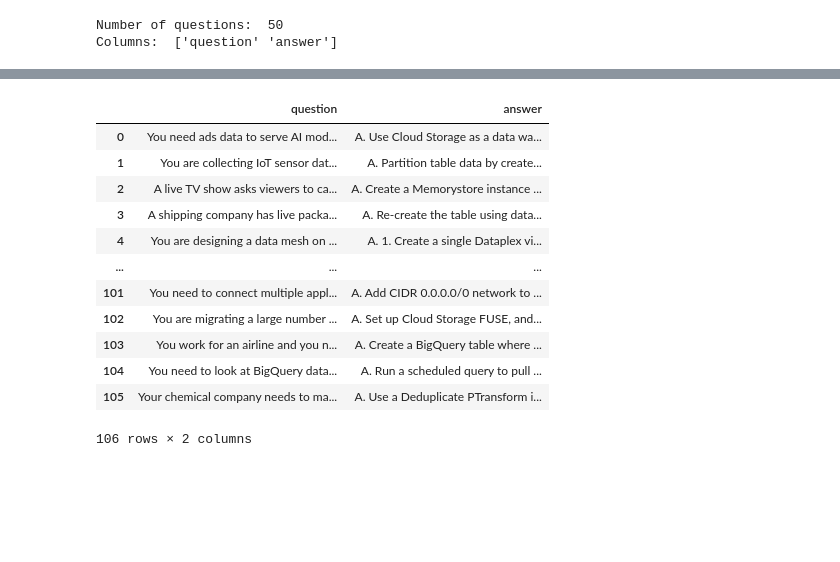
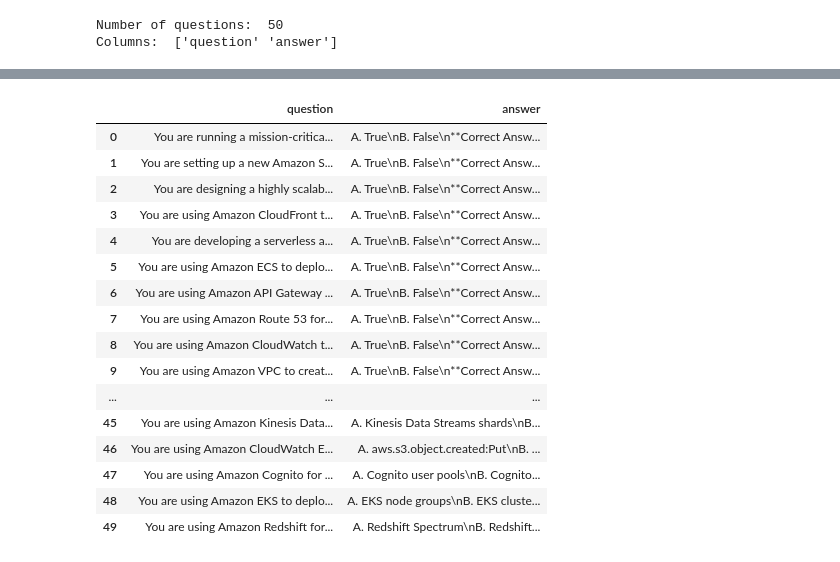
Before and after one commit to linhnde/quiz-data-processing, a Jupyter notebook: reengineer_data.ipynb, the cells around one changed output, grey strips where cells are left out. Drawn from its saved outputs; the diff is of its cells as text; code cells hidden in the pictures; blank space fills up the shorter version.

```diff
--- a/reengineer_data.ipynb
+++ b/reengineer_data.ipynb
@@ -123,21 +104,29 @@ Number of duplicated questions: 0
+# %%
+# Make a copy of df0
+df1 = df0.copy()
 # %%
 # Strip the numbers
-df1['question'] = df1['question'].str.replace('^(?:[1-9]\d{0,4})\s\-\s', '', regex=True)
+df1['question'] = df1['question'].str.replace(r'^\d{0,4}\.[ ]', '', regex=True)
+# %%
+df1
+# %% [output]
+|  | question | answer |
+| 0 | You are running a mission-critica... | A. True\nB. False\n**Correct Answ... |
+| 1 | You are setting up a new Amazon S... | A. True\nB. False\n**Correct Answ... |
+| 2 | You are designing a highly scalab... | A. True\nB. False\n**Correct Answ... |
+| 3 | You are using Amazon CloudFront t... | A. True\nB. False\n**Correct Answ... |
+| 4 | You are developing a serverless a... | A. True\nB. False\n**Correct Answ... |
+| 5 | You are using Amazon ECS to deplo... | A. True\nB. False\n**Correct Answ... |
+| 6 | You are using Amazon API Gateway ... | A. True\nB. False\n**Correct Answ... |
+| 7 | You are using Amazon Route 53 for... | A. True\nB. False\n**Correct Answ... |
+| 8 | You are using Amazon CloudWatch t... | A. True\nB. False\n**Correct Answ... |
+| 9 | You are using Amazon VPC to creat... | A. True\nB. False\n**Correct Answ... |
+| ... | ... | ... |
+| 45 | You are using Amazon Kinesis Data... | A. Kinesis Data Streams shards\nB... |
+| 46 | You are using Amazon CloudWatch E... | A. aws.s3.object.created:Put\nB. ... |
+| 47 | You are using Amazon Cognito for ... | A. Cognito user pools\nB. Cognito... |
+| 48 | You are using Amazon EKS to deplo... | A. EKS node groups\nB. EKS cluste... |
+| 49 | You are using Amazon Redshift for... | A. Redshift Spectrum\nB. Redshift... |
 # %%
 # Make a copy of `df1`
-df_a = df1.copy()
-df_a
+df_2 = df1.copy()
-# %% [output]
-|  | question | answer |
-| 0 | You need ads data to serve AI mod... | A. Use Cloud Storage as a data wa... |
-| 1 | You are collecting IoT sensor dat... | A. Partition table data by create... |
-| 2 | A live TV show asks viewers to ca... | A. Create a Memorystore instance ... |
-| 3 | A shipping company has live packa... | A. Re-create the table using data... |
-| 4 | You are designing a data mesh on ... | A. 1. Create a single Dataplex vi... |
-| ... | ... | ... |
-| 101 | You need to connect multiple appl... | A. Add CIDR 0.0.0.0/0 network to ... |
-| 102 | You are migrating a large number ... | A. Set up Cloud Storage FUSE, and... |
-| 103 | You work for an airline and you n... | A. Create a BigQuery table where ... |
-| 104 | You need to look at BigQuery data... | A. Run a scheduled query to pull ... |
-| 105 | Your chemical company needs to ma... | A. Use a Deduplicate PTransform i... |
-106 rows × 2 columns
```
Also changed, not shown: parts of 28 cells of this notebook.
